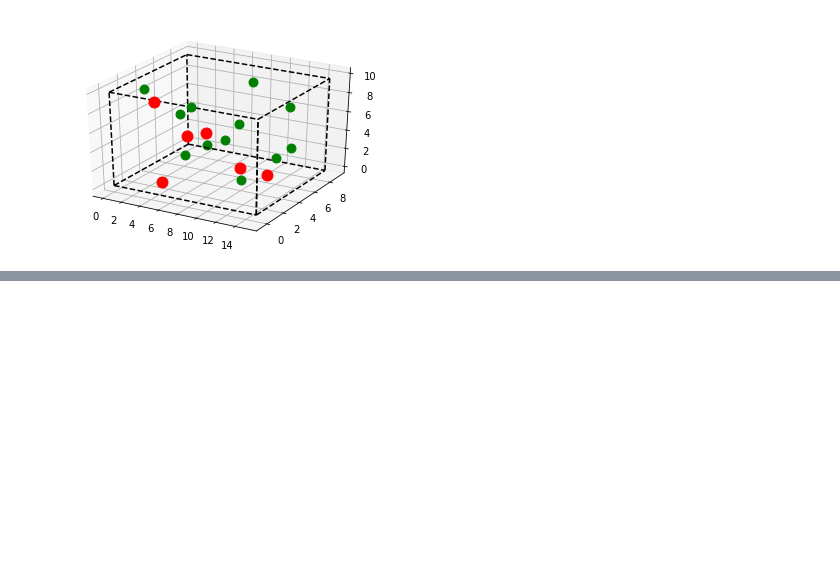
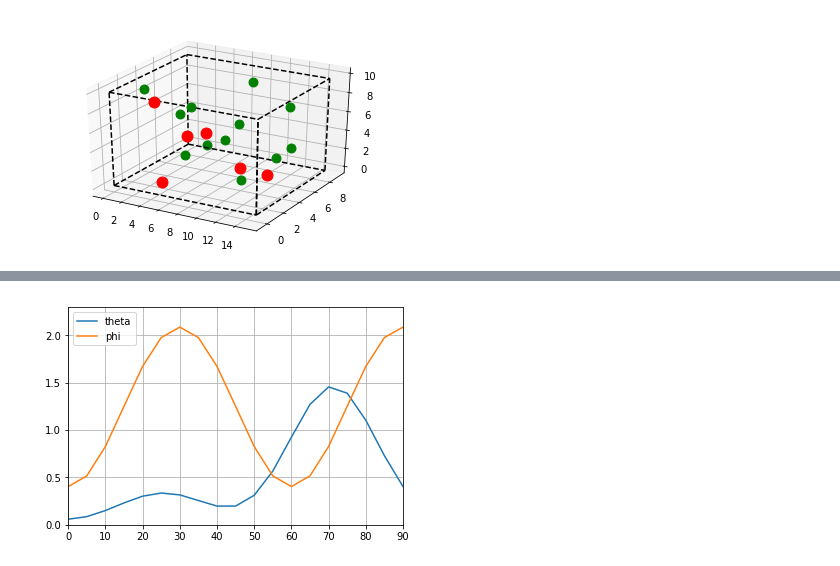
Before and after one commit to Yasushi-Shinohara/Bond_Charge_Model, a Jupyter notebook: src/Prototyping.ipynb, the cells around one changed output, grey strips where cells are left out. Saved outputs shown, nothing was run; the diff lists cells and outputs as text; code cells hidden in the pictures; blank space fills up the shorter version.

```diff
--- a/src/Prototyping.ipynb
+++ b/src/Prototyping.ipynb
@@ -100,0 +210,44 @@ plot_crystal_structure(al, natom, atomdict)
+# %%
+def E2Eabs(nbond, bonddict,E,npower):
+    Eabs = 0.0
+    for ibond in range(nbond):
+        value = bonddict[str(ibond)]
+        dcart = value[9]
+        Edotdcart = np.abs(np.dot(E, dcart)/np.linalg.norm(dcart))
+        Eabs += (Edotdcart)**npower
+    return Eabs
+def thetaphi2E(theta, phi):
+    E = np.zeros(3, dtype='float64')
+    E[0] = np.sin(theta)*np.cos(phi)
+    E[1] = np.sin(theta)*np.sin(phi)
+    E[2] = np.cos(theta)
+    return E
+def calc_Eabs_theta_phi(nbond, bondict, npower):
+    Nphi = 19
+    Ntheta = 19
+    theta = np.linspace(0.0,0.25,Ntheta,dtype='float64')
+    phi = np.linspace(0.0,0.25,Nphi,dtype='float64')
+    theta = theta*tpi
+    phi = phi*tpi
+    Eabstheta = np.zeros(Ntheta,dtype='float64')
+    Eabsphi = np.zeros(Nphi,dtype='float64')
+    for itheta in range(Ntheta):
+        E = thetaphi2E(theta[itheta],phi[0])
+        Eabstheta[itheta] = E2Eabs(nbond, bonddict,E,npower)
+    for iphi in range(Nphi):
+        E = thetaphi2E(theta[Ntheta-1],phi[iphi])
+        Eabsphi[iphi] = E2Eabs(nbond,bonddict,E,npower)
+    return theta, Eabstheta, phi, Eabsphi
+# %%
+npower = 24
+theta, Eabstheta, phi, Eabsphi = calc_Eabs_theta_phi(nbond, bonddict, npower)
+plt.figure()
+plt.xlim(0.0,90.0)
+plt.ylim(0.0,1.1*max(np.amax(Eabstheta),np.amax(Eabsphi)))
+plt.plot(theta/tpi*360,Eabstheta,label='theta')
+plt.plot(phi/tpi*360,Eabsphi,label='phi')
+plt.grid()
+plt.legend()
+plt.show()
+# %% [output]
+[figure, added]
```
Also changed, not shown: parts of 4 cells of this notebook.
